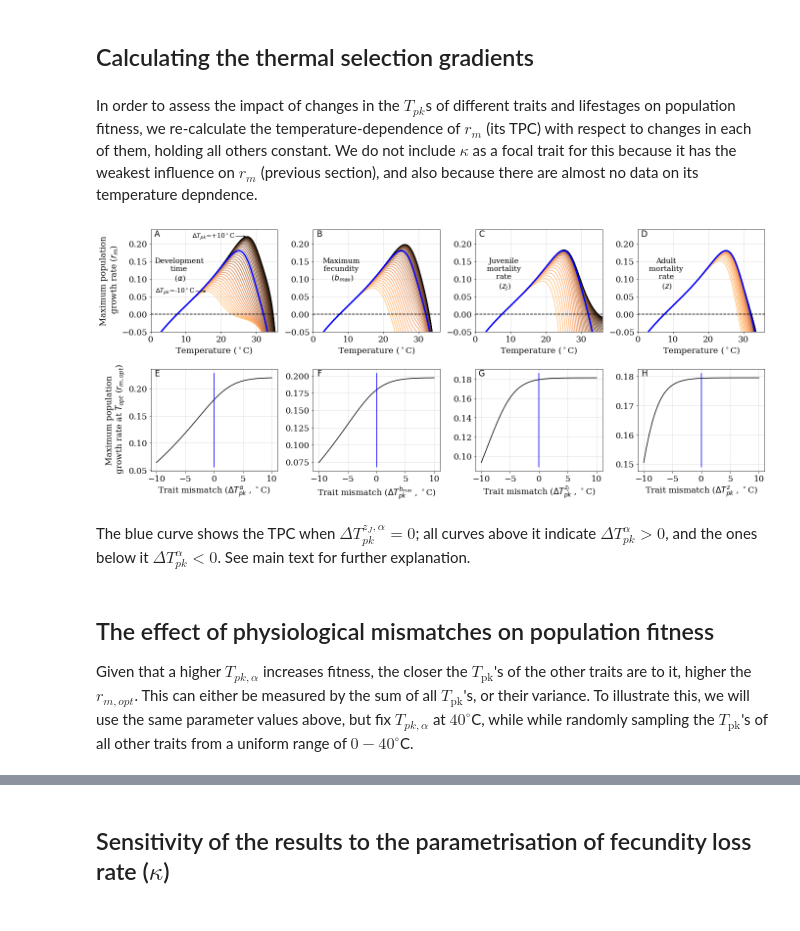
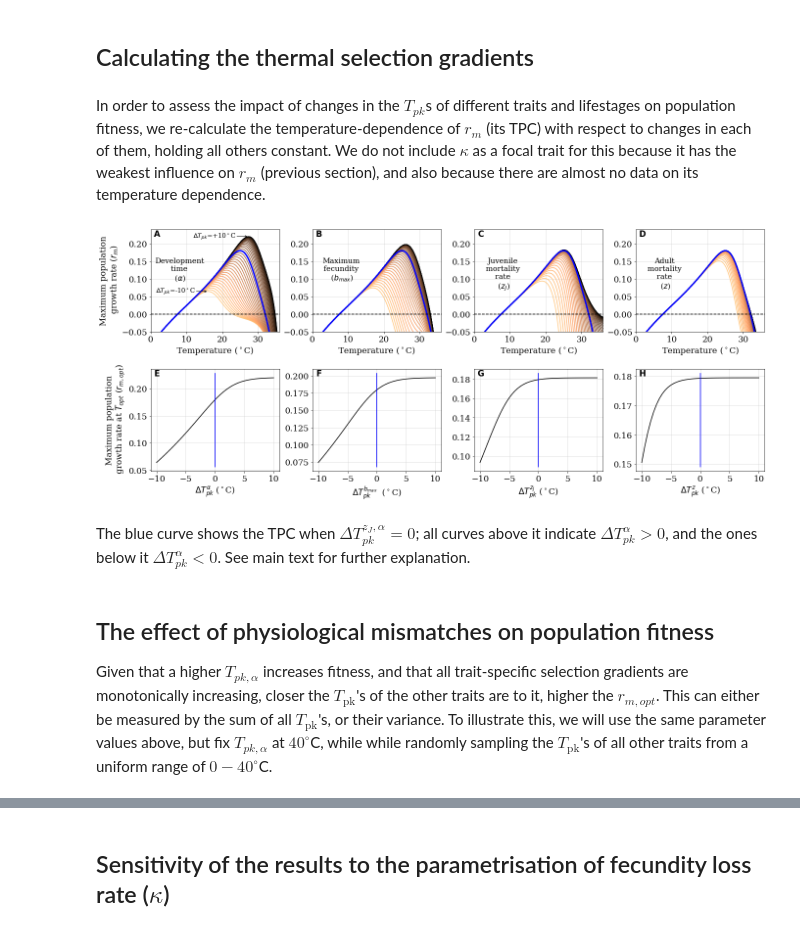
Before and after one commit to EcoEngLab/TraitMismatchPaper-main, a Jupyter notebook: code/TraitMismatch_SI.ipynb, the cells around one changed output, grey strips where cells are left out. Saved outputs shown, nothing was run; the diff lists cells and outputs as text; code cells hidden in the pictures.

```diff
--- a/code/TraitMismatch_SI.ipynb
+++ b/code/TraitMismatch_SI.ipynb
@@ -627,7 +602,7 @@ plt.savefig('../results/r_sens.pdf')
 # %% [markdown]
 ## Calculating the thermal selection gradients
 # %% [markdown]
-In order to assess the impact of changes in the $T_{pk}$s of different traits and lifestages on population fitness, we re-calculate the temperature-dependence of $r_m$ (its TPC) with respect to changes in each of them, holding all others constant. We do not include $\kappa$ as a focal trait for this because it has the weakest influence on $r_m$ (previous section), and also because there are almost no data on its temperature depndence.
+In order to assess the impact of changes in the $T_{pk}$s of different traits and lifestages on population fitness, we re-calculate the temperature-dependence of $r_m$ (its TPC) with respect to changes in each of them, holding all others constant. We do not include $\kappa$ as a focal trait for this because it has the weakest influence on $r_m$ (previous section), and also because there are almost no data on its temperature dependence.
 # %%
 T_vec = 273.15+np.arange(0, 40, 0.05) #Vector of temperatures
 
@@ -639,7 +614,7 @@ kap_vec = B_lam(B_0_kap,E_kap,T_pk_kap+273.15,T_ref_par,E_D_kap,k_par,T_vec)
 
 r_m_vec = r_SP_app_lam(bmax_vec, zJ_vec, z_vec, kap_vec, alp_vec)
 
-T_pk_mm = T_pk_par + np.arange(-10,10.5,0.5) # new peaks - mismatches
+T_pk_mm = T_pk_par + np.arange(-10,10.5,0.5) # new peaks
 T_ref_mm = T_ref_par
 
 r_opt_vec = ["NA"]*len(T_pk_mm)
@@ -647,7 +622,7 @@ r_opt_vec = ["NA"]*len(T_pk_mm)
 fntsiz = 17
 fig = plt.figure(figsize=(19, 8))
 ax = fig.add_subplot(241)
-ax.set_title('A', fontsize=fntsiz, x=.05, y=.9,**csfont)
+ax.set_title('A', weight="bold", fontsize=fntsiz, x=.05, y=.9,**csfont)
 colormap = plt.cm.copper_r
 cm = colormap(np.linspace(0, 1, len(T_pk_mm)))
 ax.set_prop_cycle('color',cm)
@@ -684,19 +659,19 @@ ax.tick_params(axis='x', labelsize=fntsiz); ax.tick_params(axis='y', labelsize=f
 
 
 ax = fig.add_subplot(245)
-ax.set_title('E', fontsize=fntsiz, x=.05, y=.9,**csfont)
+ax.set_title('E', weight="bold", fontsize=fntsiz, x=.05, y=.9,**csfont)
 ax.plot(T_pk_mm - T_pk_par, r_opt_vec, 'black')
 ax.plot([0, 0], [ax.get_ylim()[0],ax.get_ylim()[1]], color='b', linestyle='-', linewidth=1.5)
-ax.set_xlabel(r'Trait mismatch ($\Delta T_{pk}^\alpha$ , $^\circ$C)', fontsize=fntsiz)
+ax.set_xlabel(r'$\Delta T_{pk}^\alpha$ ($^\circ$C)', fontsize=fntsiz)
 ax.set_ylabel('Maximum population\n growth rate at $T_{opt}$ ($r_{m,opt}$)', fontsize=fntsiz)
 ax.tick_params(axis='x', labelsize=fntsiz); ax.tick_params(axis='y', labelsize=fntsiz)
 
-# ========= Next Mismatch======================
+# ========= Next trait======================
 
 r_opt_vec = ["NA"]*len(T_pk_mm)
 
 ax = fig.add_subplot(242)
-ax.set_title('B', fontsize=fntsiz, x=.05, y=.9,**csfont)
+ax.set_title('B', weight="bold", fontsize=fntsiz, x=.05, y=.9,**csfont)
 ax.set_prop_cycle('color',cm)
 
 for i in range(len(T_pk_mm)):
@@ -718,18 +693,18 @@ ax.text(ax.get_xlim()[0]+8, ax.get_ylim()[1]-.08, 'Maximum\n fecundity \n'+ r' (
 ax.tick_params(axis='x', labelsize=fntsiz); ax.tick_params(axis='y', labelsize=fntsiz)
 
 ax = fig.add_subplot(246)
-ax.set_title('F', fontsize=fntsiz, x=.05, y=.9,**csfont)
+ax.set_title('F', weight="bold", fontsize=fntsiz, x=.05, y=.9,**csfont)
 ax.plot(T_pk_mm - T_pk_par, r_opt_vec, 'black')
 ax.plot([0, 0], [ax.get_ylim()[0],ax.get_ylim()[1]], color='b', linestyle='-', linewidth=1.5)
-ax.set_xlabel(r'Trait mismatch ($\Delta T_{pk}^{b_{max}}$ , $^\circ$C)', fontsize=fntsiz)
+ax.set_xlabel(r'$\Delta T_{pk}^{b_{max}}$  ($^\circ$C)', fontsize=fntsiz)
 ax.tick_params(axis='x', labelsize=fntsiz); ax.tick_params(axis='y', labelsize=fntsiz)
 
-# ========= Next Mismatch======================
+# ========= Next trait======================
 
 r_opt_vec = ["NA"]*len(T_pk_mm)
 
 ax = fig.add_subplot(2,4,3)
-ax.set_title('C', fontsize=fntsiz, x=.05, y=.9,**csfont)
+ax.set_title('C', weight="bold", fontsize=fntsiz, x=.05, y=.9,**csfont)
 ax.set_prop_cycle('color',cm)
 
 for i in range(len(T_pk_mm)):
@@ -751,53 +726,55 @@ ax.text(ax.get_xlim()[0]+8, ax.get_ylim()[1]-.08, 'Juvenile\n mortality \n rate
 ax.tick_params(axis='x', labelsize=fntsiz); ax.tick_params(axis='y', labelsize=fntsiz)
 
 ax = fig.add_subplot(2,4,7)
-ax.set_title('G', fontsize=fntsiz, x=.05, y=.9,**csfont)
+ax.set_title('G', weight="bold", fontsize=fntsiz, x=.05, y=.9,**csfont)
 ax.plot(T_pk_mm - T_pk_par, r_opt_vec, 'black')
 ax.plot([0, 0], [ax.get_ylim()[0],ax.get_ylim()[1]], color='b', linestyle='-', linewidth=1.5)
-ax.set_xlabel(r'Trait mismatch ($\Delta T_{pk}^{z_J}$ , $^\circ$C)', fontsize=fntsiz)
+ax.set_xlabel(r'$\Delta T_{pk}^{z_J}$ ($^\circ$C)', fontsize=fntsiz)
 ax.tick_params(axis='x', labelsize=fntsiz); ax.tick_params(axis='y', labelsize=fntsiz)
 
-# ========= Next Mismatch======================
+# ========= Next trait======================
 
 r_opt_vec = ["NA"]*len(T_pk_mm)
 
 ax = fig.add_subplot(2,4,4)
-ax.set_title('D', fontsize=fntsiz, x=.05, y=.9,**csfont)
+ax.set_title('D', weight="bold", fontsize=fntsiz, x=.05, y=.9,**csfont)
 ax.set_prop_cycle('color',cm)
 
 for i in range(len(T_pk_mm)):
     z_mm_tmp_vec  = B_inv_lam(B_0_z,E_z,T_pk_mm[i]+273.15,T_ref_mm,E_D_z,k_par,T_vec)
     r_mm_tmp_vec = r_SP_app_lam(bmax_vec, zJ_vec, z_mm_tmp_vec, kap_vec, alp_vec)
     r_opt_vec[i] = max(r_mm_tmp_vec)
     ax.plot(T_vec-273.15, r_mm_tmp_vec, label = r'$\Delta T_{pk} = $ ' + str(i))
 
 ax.plot(T_vec-273.15, r_m_vec, 'blue', linestyle='-', linewidth = 3)
 ax.plot(T_vec-273.15, [0]*len(T_vec), "k--")
 ax.set_xlabel(r'Temperature ($^\circ$C)', fontsize=fntsiz)
 ax.set_ylim(-0.05,0.24)
 ax.set_xlim(0,36)
 ax.text(ax.get_xlim()[0]+8, ax.get_ylim()[1]-.08, 'Adult\n mortality \n rate \n'+ r' ($z$)',
         horizontalalignment='center', verticalalignment='top', fontsize=fntsiz-2)
 ax.tick_params(axis='x', labelsize=fntsiz); ax.tick_params(axis='y', labelsize=fntsiz)
 
 ax = fig.add_subplot(2,4,8)
-ax.set_title('H', fontsize=fntsiz, x=.05, y=.9,**csfont)
+ax.set_title('H', weight="bold", fontsize=fntsiz, x=.05, y=.9,**csfont)
 ax.plot(T_pk_mm - T_pk_par, r_opt_vec, 'black')
 ax.plot([0, 0], [ax.get_ylim()[0],ax.get_ylim()[1]], color='b', linestyle='-', linewidth=1.5)
-ax.set_xlabel(r'Trait mismatch ($\Delta T_{pk}^z$ , $^\circ$C)', fontsize=fntsiz)
+ax.set_xlabel(r'$\Delta T_{pk}^z$ ($^\circ$C)', fontsize=fntsiz)
 ax.tick_params(axis='x', labelsize=fntsiz); ax.tick_params(axis='y', labelsize=fntsiz)
 
 fig.tight_layout()
 
+# plt.subplots_adjust(wspace=0.3, hspace=.4)
+
 plt.savefig('../results/ThermMM.pdf')
 # %% [output]
-[figure, old version]
+[figure, new version]
 # %% [markdown]
 The blue curve shows the TPC when $\Delta T_{pk}^{z_J,\alpha} = 0$; all curves above it indicate $\Delta T_{pk}^\alpha > 0$, and the ones below it $\Delta T_{pk}^\alpha < 0$. See main text for further explanation.
 # %% [markdown]
 ## The effect of physiological mismatches on population fitness
 
-Given that a higher $T_{pk,\alpha}$ increases fitness, the closer the $T_\text{pk}$'s of the other traits are to it, higher the $r_{m,opt}$. This can either be measured by the sum of all $T_\text{pk}$'s, or their variance. To illustrate this, we will use the same parameter values above, but fix $T_{pk,\alpha}$ at $40^\circ$C, while while randomly sampling the $T_\text{pk}$'s of all other traits from a uniform range of $0 - 40^\circ$C.
+Given that a higher $T_{pk,\alpha}$ increases fitness, and that all trait-specific selection gradients are monotonically increasing, closer the $T_\text{pk}$'s of the other traits are to it, higher the $r_{m,opt}$. This can either be measured by the sum of all $T_\text{pk}$'s, or their variance. To illustrate this, we will use the same parameter values above, but fix $T_{pk,\alpha}$ at $40^\circ$C, while while randomly sampling the $T_\text{pk}$'s of all other traits from a uniform range of $0 - 40^\circ$C.
 # %%
 max_T_pk = 35
 T_vec = np.arange(0, max_T_pk, 0.05)+273.15 #Vector of temperatures
```
Also changed, not shown: parts of 20 cells of this notebook, 2 other files.
